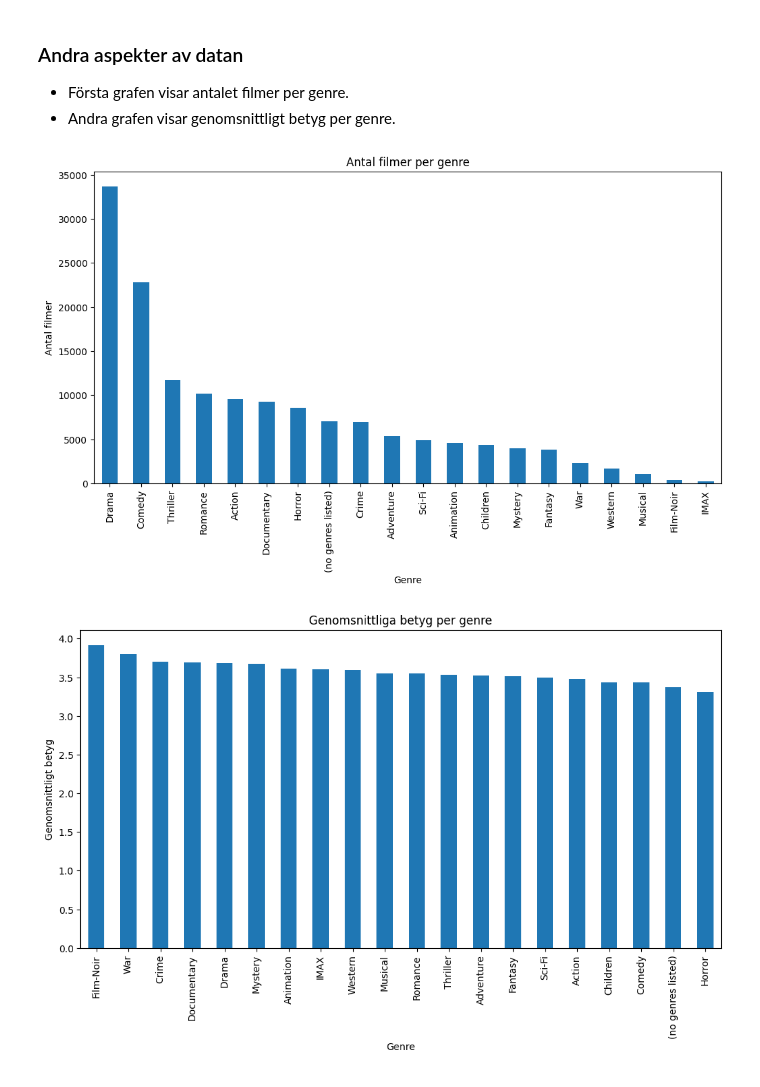
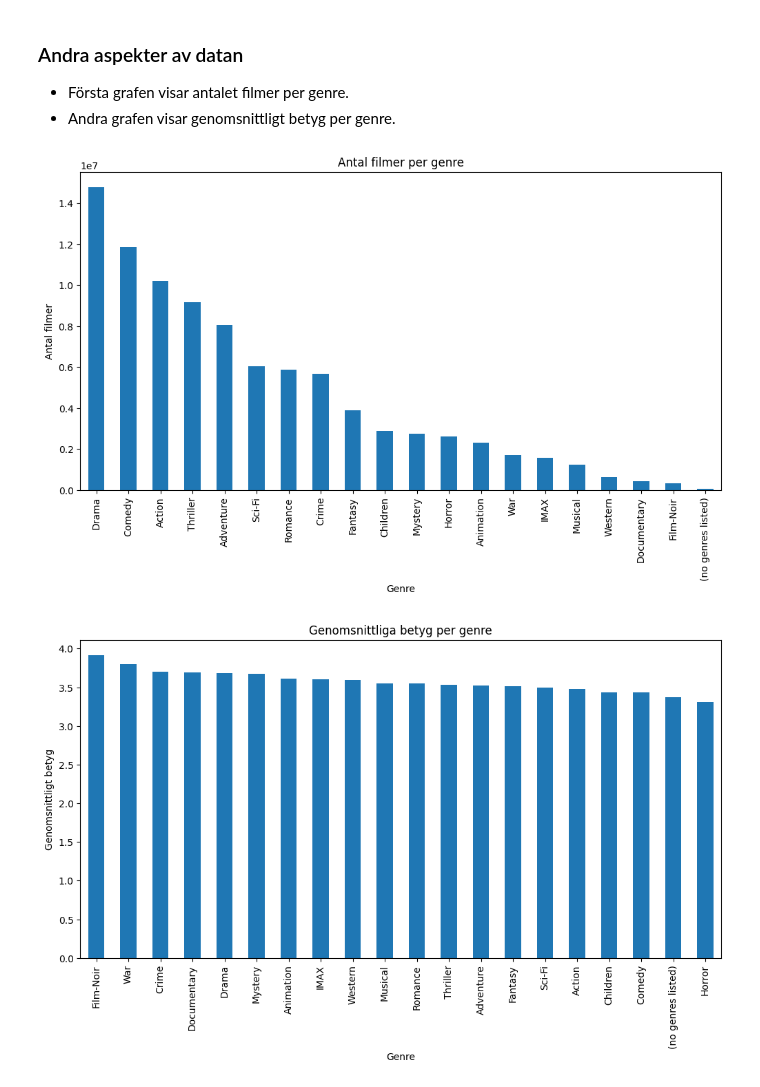
Before and after one commit to Utjiman/AI-Richard-Boden-OPA23, a Jupyter notebook: labs/Labb_1.ipynb, the cells around one changed output. Drawn from its saved outputs; the diff is of its cells as text; code cells hidden in the pictures.

Commit message:
Remade task 1.1 with a merged dataframe

```diff
--- a/labs/Labb_1.ipynb
+++ b/labs/Labb_1.ipynb
@@ -115,3 +107,6 @@ min         1.000000
 50%    164574.000000
 75%    211225.000000
 max    288983.000000
+# %%
+# Merge df_rating and df_movies on 'movieId'
+df_merged = pd.merge(df_rating, df_movies, on='movieId')
@@ -195,17 +198,17 @@ Name: rating, dtype: float64
 d) Gör en plot över årtal och antalet filmer representerade i datasetet
 # %%
 # Extract years from title and create a new column 'year'
-df_movies['year'] = df_movies['title'].str.extract(r'(\(\d{4}\))').astype(str)
-df_movies['year'] = df_movies['year'].str.extract('(\d{4})')
+df_merged['year'] = df_merged['title'].str.extract(r'\((\d{4})\)')
 
-# calculate number of movies/year
-movies_per_year = df_movies['year'].value_counts().sort_index()
+# calculate number of unique movies/year
+movies_per_year = df_merged.drop_duplicates(subset=['title', 'year'])['year'].value_counts().sort_index()
 
 
 plt.figure(figsize=(10, 5))
 movies_per_year.plot(kind='line')
-plt.title('Antal filmer per år')
+plt.title('Antal filmer per år i datasetet')
 plt.xlabel('År')
 plt.ylabel('Antal filmer')
+plt.grid(True)
 plt.show()
 # %% [output]
@@ -269,28 +273,26 @@ ten_top_movies
 - Första grafen visar antalet filmer per genre.
 - Andra grafen visar genomsnittligt betyg per genre.
 # %%
-import pandas as pd
-import matplotlib.pyplot as plt
 from itertools import chain
 
 # Create a Series where each genre for each movie is a separate element
 all_genres = pd.Series(chain.from_iterable(
-    movie.split('|') for movie in df_movies['genres']
+    movie.split('|') for movie in df_merged['genres']
 ))
 
 # count the frequency of each genre
 genre_counts = all_genres.value_counts()
 
 
 plt.figure(figsize=(12, 6))
 genre_counts.plot(kind='bar')
 plt.title('Antal filmer per genre')
 plt.xlabel('Genre')
 plt.ylabel('Antal filmer')
 plt.xticks(rotation=90)
 plt.show()
 # %% [output]
-[figure, old version]
+[figure, new version]
 # %%
 # create a datafram where each row connects a movie to a genre
 genres_expanded = df_movies['genres'].str.split('|', expand=True).stack().reset_index(level=1, drop=True).to_frame('genre')
```
Also changed, not shown: parts of 16 cells of this notebook.
